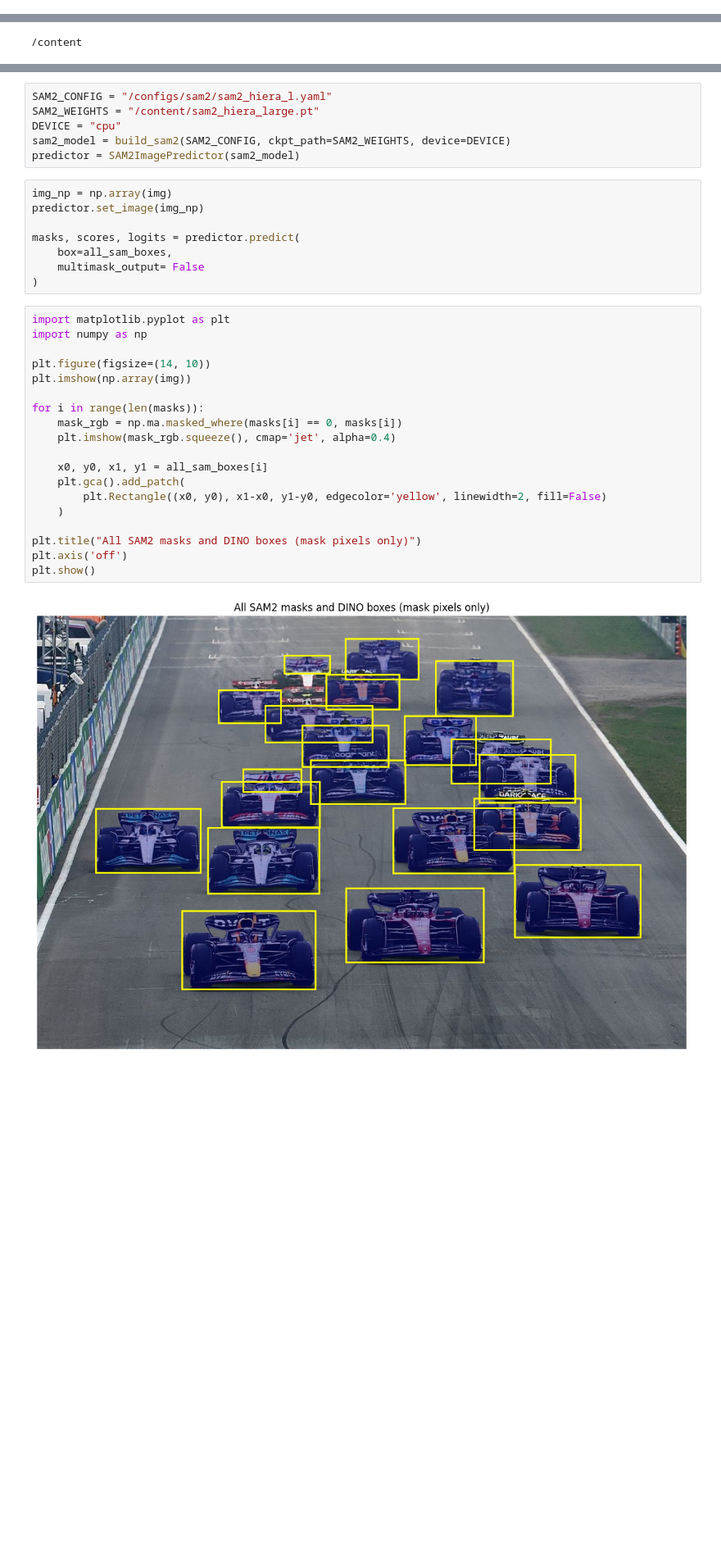
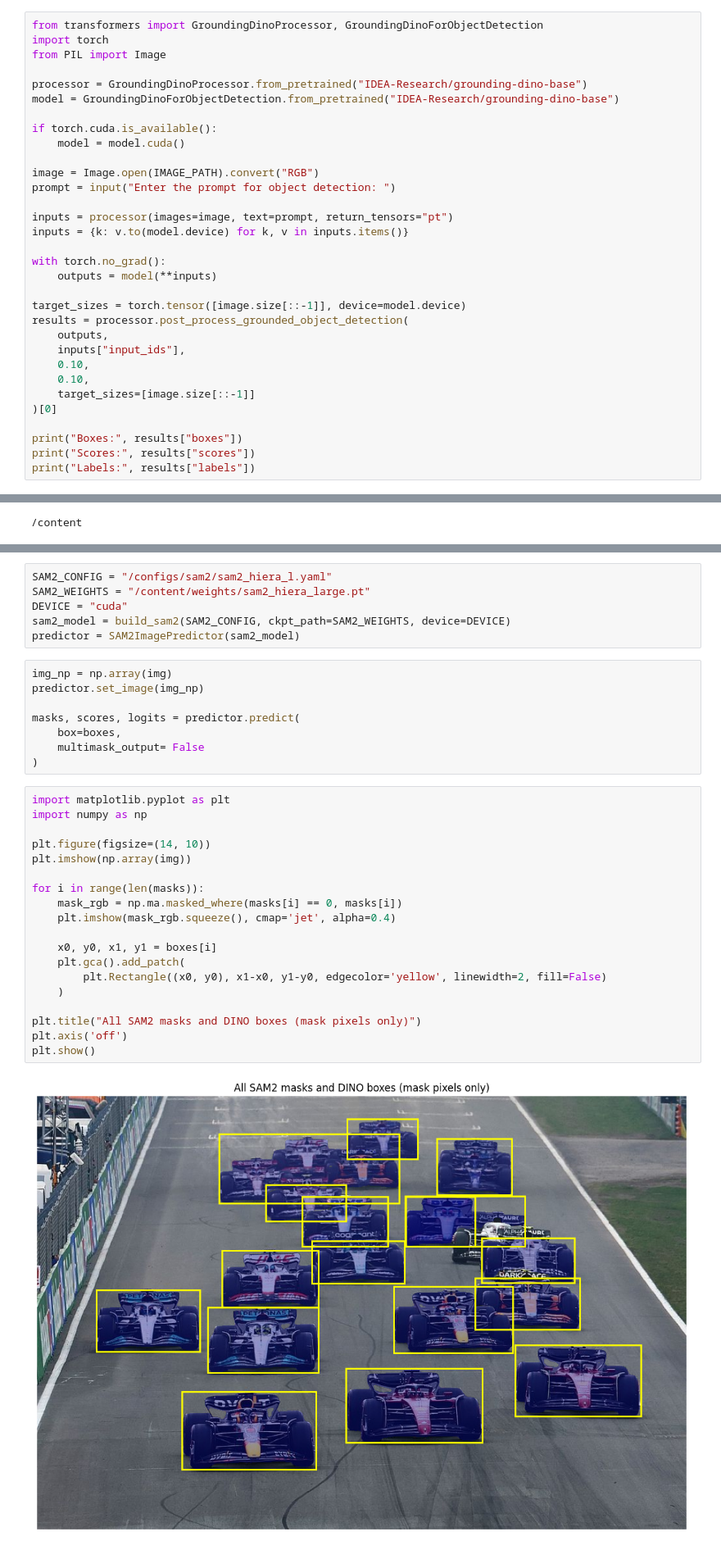
Before and after one commit to shreshth3000/CIFARTask, a Jupyter notebook: q2.ipynb, the cells around one changed output, grey strips where cells are left out. Shown at 82% size. Drawn from its saved outputs; the diff is of its cells as text; blank space fills up the shorter version.

```diff
--- a/q2.ipynb
+++ b/q2.ipynb
@@ -223,0 +124,32 @@ plt.show()
+# %%
+from transformers import GroundingDinoProcessor, GroundingDinoForObjectDetection
+import torch
+from PIL import Image
+
+processor = GroundingDinoProcessor.from_pretrained("IDEA-Research/grounding-dino-base")
+model = GroundingDinoForObjectDetection.from_pretrained("IDEA-Research/grounding-dino-base")
+
+if torch.cuda.is_available():
+    model = model.cuda()
+
+image = Image.open(IMAGE_PATH).convert("RGB")
+prompt = input("Enter the prompt for object detection: ")
+
+inputs = processor(images=image, text=prompt, return_tensors="pt")
+inputs = {k: v.to(model.device) for k, v in inputs.items()}
+
+with torch.no_grad():
+    outputs = model(**inputs)
+
+target_sizes = torch.tensor([image.size[::-1]], device=model.device)
+results = processor.post_process_grounded_object_detection(
+    outputs,
+    inputs["input_ids"],
+    0.10,
+    0.10,
+    target_sizes=[image.size[::-1]]
+)[0]
+
+print("Boxes:", results["boxes"])
+print("Scores:", results["scores"])
+print("Labels:", results["labels"])
@@ -261,8 +254,8 @@ from build_sam import build_sam2
 from sam2_image_predictor import SAM2ImagePredictor
 # %%
 SAM2_CONFIG = "/configs/sam2/sam2_hiera_l.yaml"
-SAM2_WEIGHTS = "/content/sam2_hiera_large.pt"
-DEVICE = "cpu"
+SAM2_WEIGHTS = "/content/weights/sam2_hiera_large.pt"
+DEVICE = "cuda"
 sam2_model = build_sam2(SAM2_CONFIG, ckpt_path=SAM2_WEIGHTS, device=DEVICE)
 predictor = SAM2ImagePredictor(sam2_model)
 # %%
@@ -270,27 +263,27 @@ img_np = np.array(img)
 predictor.set_image(img_np)
 
 masks, scores, logits = predictor.predict(
-    box=all_sam_boxes,
+    box=boxes,
     multimask_output= False
 )
 # %%
 import matplotlib.pyplot as plt
 import numpy as np
 
 plt.figure(figsize=(14, 10))
 plt.imshow(np.array(img))
 
 for i in range(len(masks)):
     mask_rgb = np.ma.masked_where(masks[i] == 0, masks[i])
     plt.imshow(mask_rgb.squeeze(), cmap='jet', alpha=0.4)
 
-    x0, y0, x1, y1 = all_sam_boxes[i]
+    x0, y0, x1, y1 = boxes[i]
     plt.gca().add_patch(
         plt.Rectangle((x0, y0), x1-x0, y1-y0, edgecolor='yellow', linewidth=2, fill=False)
     )
 
 plt.title("All SAM2 masks and DINO boxes (mask pixels only)")
 plt.axis('off')
 plt.show()
 # %% [output]
-[figure, old version]
+[figure, new version]
```
Also changed, not shown: parts of 18 cells of this notebook.
